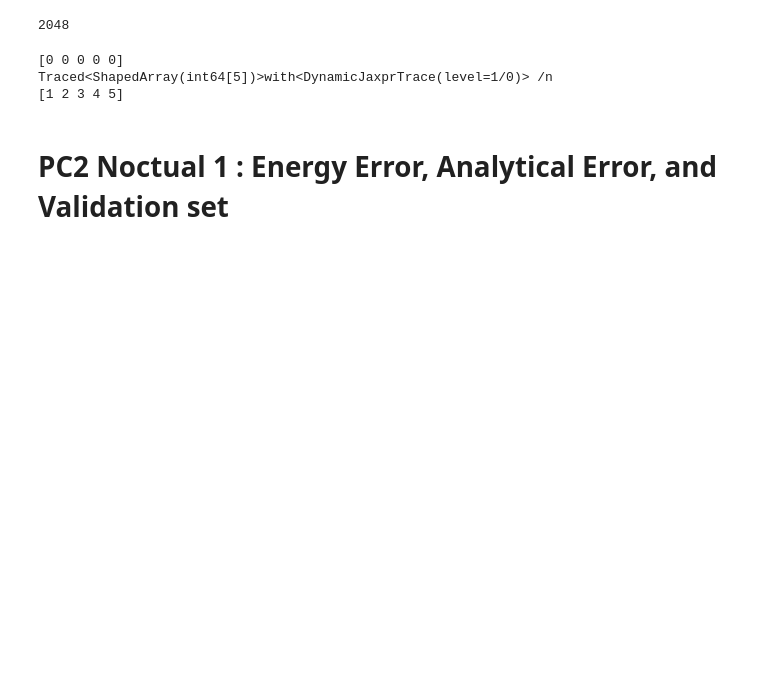
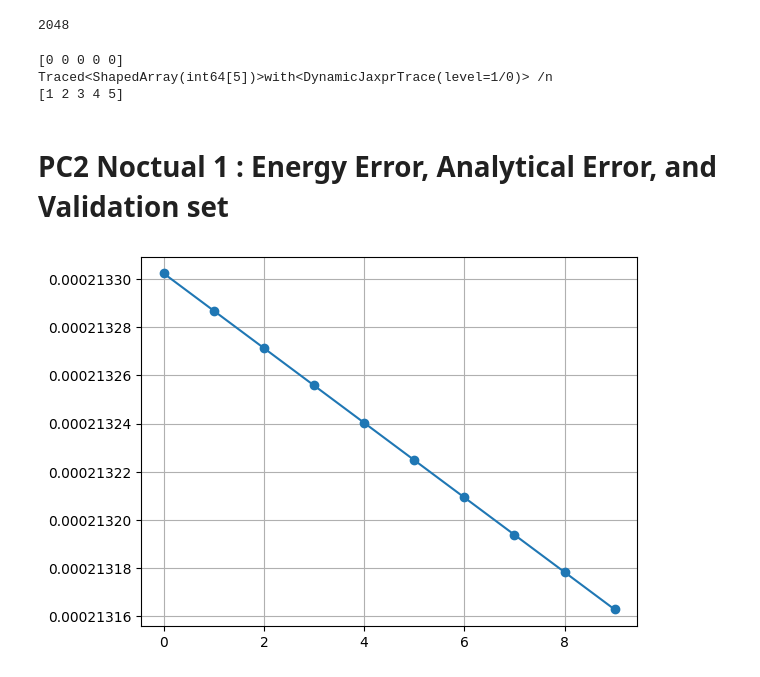
Before and after one commit to RaviPandey33/Optimizing_ODE_Solvers_-_A_Machine_Learning_Approach_to_RK4_Enhancement, a Jupyter notebook: Rk4_method_implementation/Testing_Batch_Learning.ipynb, the cells around one changed output. Cells and saved outputs as stored; diff of their text form; code cells hidden in the pictures; blank space fills up the shorter version.

Commit message:
Some updates.. need to work now on the face plots

```diff
--- a/Rk4_method_implementation/Testing_Batch_Learning.ipynb
+++ b/Rk4_method_implementation/Testing_Batch_Learning.ipynb
@@ -733,0 +964,12 @@ Traced<ShapedArray(int64[5])>with<DynamicJaxprTrace(level=1/0)> /n
+# %%
+# Plotting :
+x = range(0,10)
+# plt.plot(x, error_list_1, label="Analytical Error", marker='o')
+plt.plot(x, error_list_3, label="Analytical Error", marker='o')
+# plt.plot(x, validation_error_list, label="Analytical Error", marker='s')
+plt.grid()
+# plt.set_xlabel('Epoch')
+# plt.set_ylabel('Error')
+plt.show()
+# %% [output]
+[figure, added]
```
Also changed, not shown: parts of 3 cells of this notebook, 1 other file.
